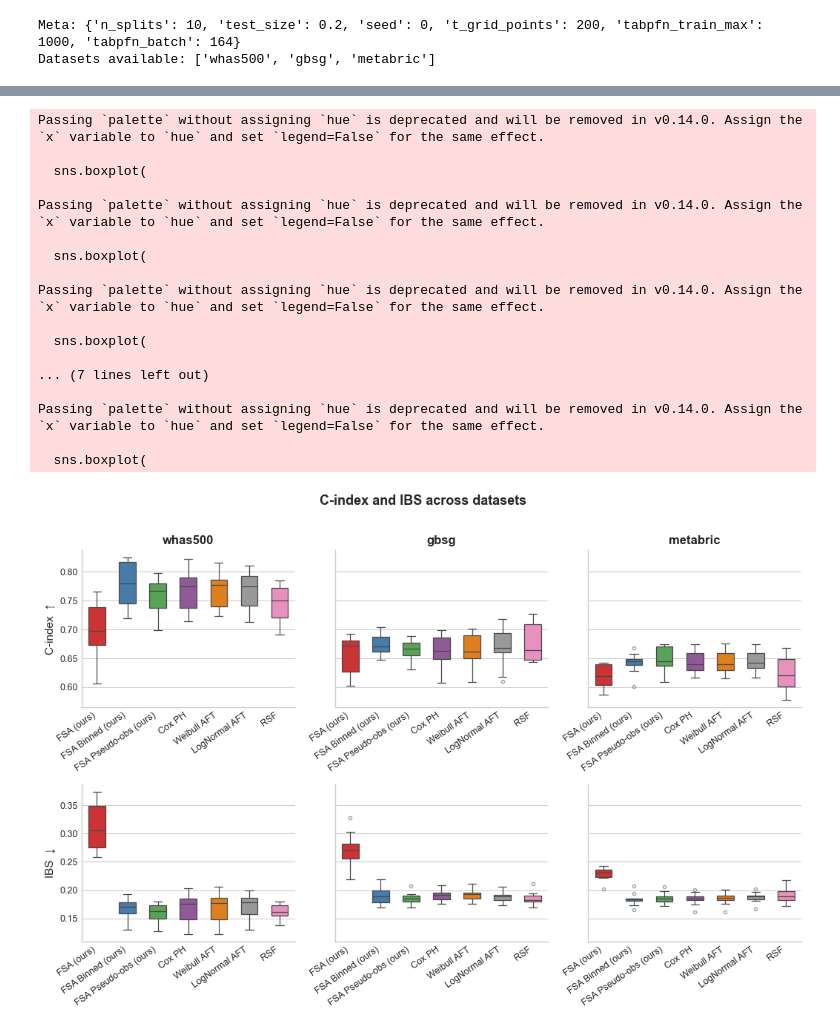
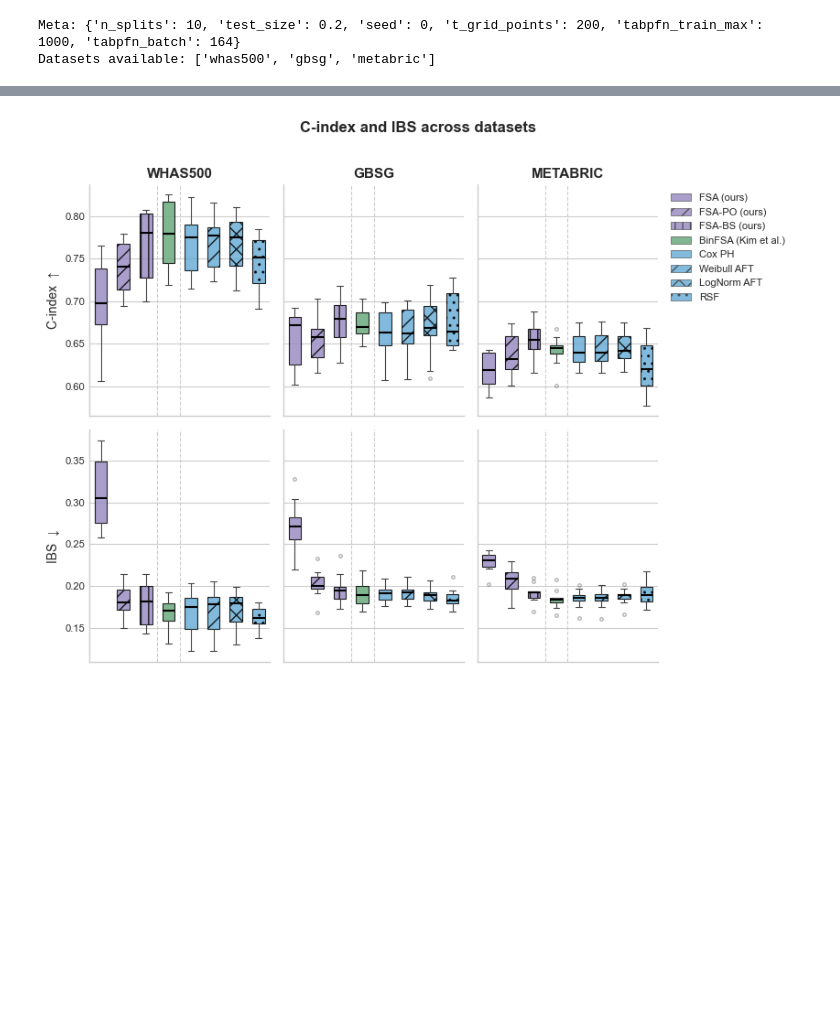
Before and after one commit to marianaw/frozenhazard, a Jupyter notebook: notebooks/results_plots.ipynb, the cells around one changed output, grey strips where cells are left out. Cells and saved outputs as stored; diff of their text form; code cells hidden in the pictures; blank space fills up the shorter version.

Commit message:
Collecting results

```diff
--- a/notebooks/results_plots.ipynb
+++ b/notebooks/results_plots.ipynb
@@ -27,9 +27,17 @@ for ds, methods in store['datasets'].items():
             records.append({'dataset': ds, 'method': method,
                             'C-index': s['ci'], 'IBS': s['ibs']})
 
+# Load FSA-BS (Gibbs last iteration) from results_gibbs.json
+with open('../results/results_gibbs.json') as f:
+    gibbs_store = json.load(f)
+for ds, splits in gibbs_store['datasets'].items():
+    for split_iters in splits:
+        last = split_iters[-1]
+        records.append({'dataset': ds, 'method': 'fsa_bs',
+                        'C-index': last['CI'], 'IBS': last['IBS']})
+
 df = pd.DataFrame(records)
 datasets = list(store['datasets'].keys())
-methods  = df['method'].unique().tolist()
 print(df.groupby(['dataset', 'method'])[['C-index', 'IBS']].mean().round(3))
 # %% [output]
                      C-index    IBS
@@ -70,55 +111,61 @@ color_order  = [PALETTE[m] for m in METHOD_LABELS]
 # %%
 n_ds = len(datasets)
-fig, axes = plt.subplots(2, n_ds, figsize=(3.5 * n_ds, 7), sharey='row')
+fig, axes = plt.subplots(2, n_ds, figsize=(2.8 * n_ds, 6), sharey='row')
 if n_ds == 1:
     axes = axes.reshape(2, 1)
 
 for col, ds in enumerate(datasets):
     sub = df[df['dataset'] == ds]
     for row, (metric, better) in enumerate([('C-index', '↑'), ('IBS', '↓')]):
         ax = axes[row, col]
-        sns.boxplot(
-            data=sub, x='Method', y=metric, order=method_order,
-            palette=color_order, width=0.55, linewidth=0.9,
-            flierprops=dict(marker='o', markersize=3, alpha=0.5),
-            ax=ax
+
+        data = [sub[sub['method'] == m][metric].dropna().values for m in present]
+        bp   = ax.boxplot(
+            data, patch_artist=True, widths=0.55,
+            medianprops=dict(color='black', linewidth=1.5),
+            whiskerprops=dict(linewidth=0.8, color='#444444'),
+            capprops=dict(linewidth=0.8, color='#444444'),
+            flierprops=dict(marker='o', markersize=2.5, alpha=0.4,
+                            linestyle='none', markeredgecolor='#444444'),
         )
+        for patch, m in zip(bp['boxes'], present):
+            patch.set_facecolor(METHOD_COLORS[m])
+            patch.set_hatch(METHOD_HATCHES[m])
+            patch.set_linewidth(0.8)
+            patch.set_alpha(0.85)
+
         if row == 0:
-            ax.set_title(ds, fontsize=12, fontweight='bold', pad=6)
+            ax.set_title(DATASET_LABELS.get(ds, ds), fontsize=11,
+                         fontweight='bold', pad=5)
+        ax.set_xticks([])
         ax.set_xlabel('')
-        ax.set_xticklabels(method_order, rotation=35, ha='right', fontsize=9)
         ax.yaxis.set_major_formatter(ticker.FormatStrFormatter('%.2f'))
-        ax.tick_params(axis='y', labelsize=9)
-        if col == 0:
-            ax.set_ylabel(f'{metric}  {better}', fontsize=11)
-        else:
-            ax.set_ylabel('')
+        ax.tick_params(axis='y', labelsize=8)
+        ax.set_ylabel(f'{metric}  {better}' if col == 0 else '', fontsize=10)
         ax.spines[['top', 'right']].set_visible(False)
 
-fig.suptitle('C-index and IBS across datasets', fontsize=13, fontweight='bold', y=1.01)
+        for sep_after in ['fsa_bs', 'bin_fsa']:
+            if sep_after in present:
+                xpos = present.index(sep_after) + 1.5
+                ax.axvline(xpos, color='#cccccc', linewidth=0.8, linestyle='--')
+
+legend_handles = [
+    mpatches.Patch(facecolor=METHOD_COLORS[m], hatch=METHOD_HATCHES[m],
+                   edgecolor='#444444', linewidth=0.5, label=METHOD_LABELS[m],
+                   alpha=0.85)
+    for m in present
+]
+axes[0, -1].legend(handles=legend_handles, fontsize=8, frameon=False,
+                   loc='upper left', bbox_to_anchor=(1.02, 1))
+
+fig.suptitle('C-index and IBS across datasets', fontsize=12,
+             fontweight='bold', y=1.01)
 plt.tight_layout()
 plt.savefig('../figures/results_boxplots.pdf', dpi=300, bbox_inches='tight')
 plt.savefig('../figures/results_boxplots.png', dpi=300, bbox_inches='tight')
 plt.show()
 # %% [output]
-Passing `palette` without assigning `hue` is deprecated and will be removed in v0.14.0. Assign the `x` variable to `hue` and set `legend=False` for the same effect.
-
-  sns.boxplot(
-
-Passing `palette` without assigning `hue` is deprecated and will be removed in v0.14.0. Assign the `x` variable to `hue` and set `legend=False` for the same effect.
-
-  sns.boxplot(
-
-Passing `palette` without assigning `hue` is deprecated and will be removed in v0.14.0. Assign the `x` variable to `hue` and set `legend=False` for the same effect.
-
-  sns.boxplot(
-
-... (7 lines left out)
-
-Passing `palette` without assigning `hue` is deprecated and will be removed in v0.14.0. Assign the `x` variable to `hue` and set `legend=False` for the same effect.
-
-  sns.boxplot(
-[figure, old version]
+[figure, new version]
 # %%
 # Summary table: mean ± std
 rows = []
```
Also changed, not shown: parts of 6 cells of this notebook, 8 other files.
